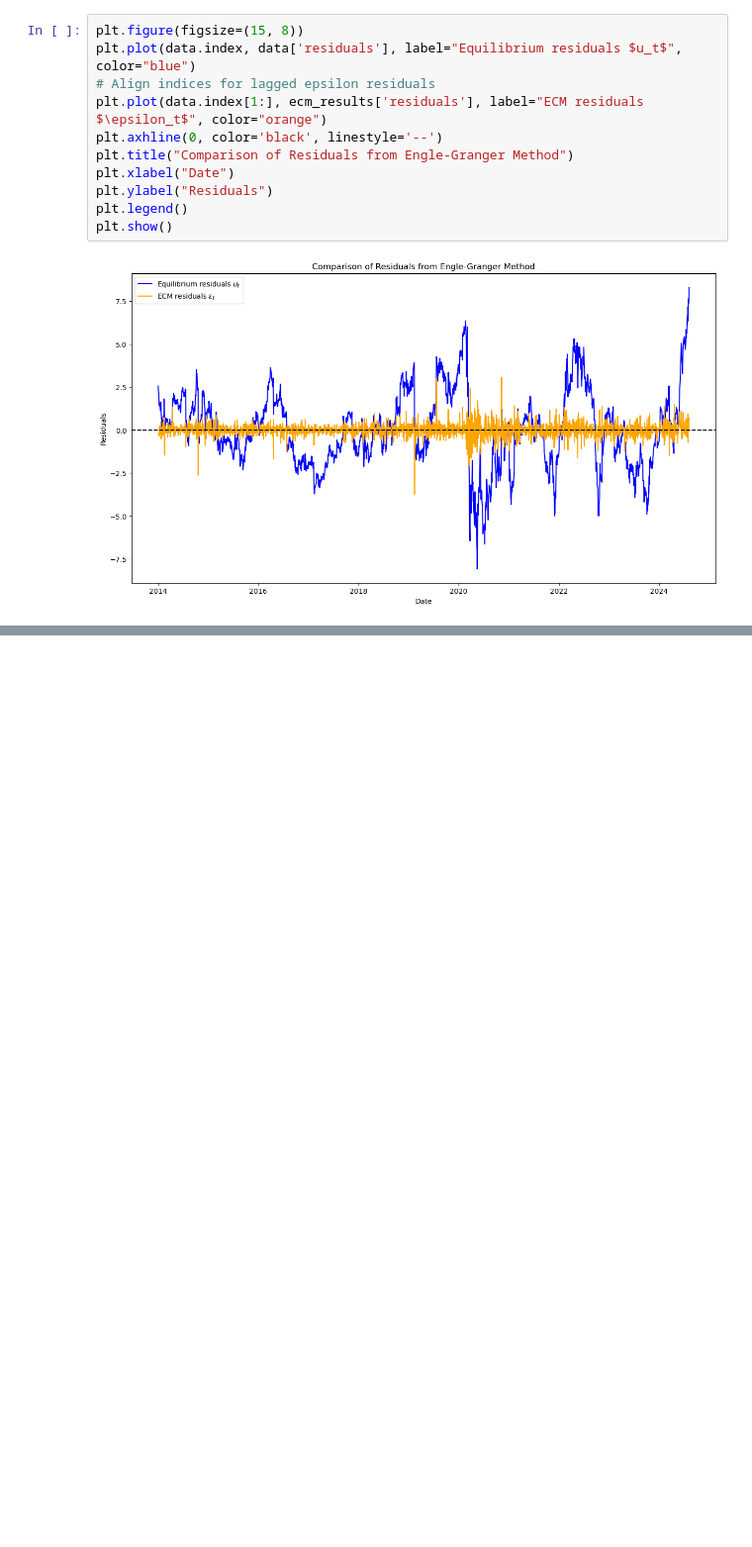
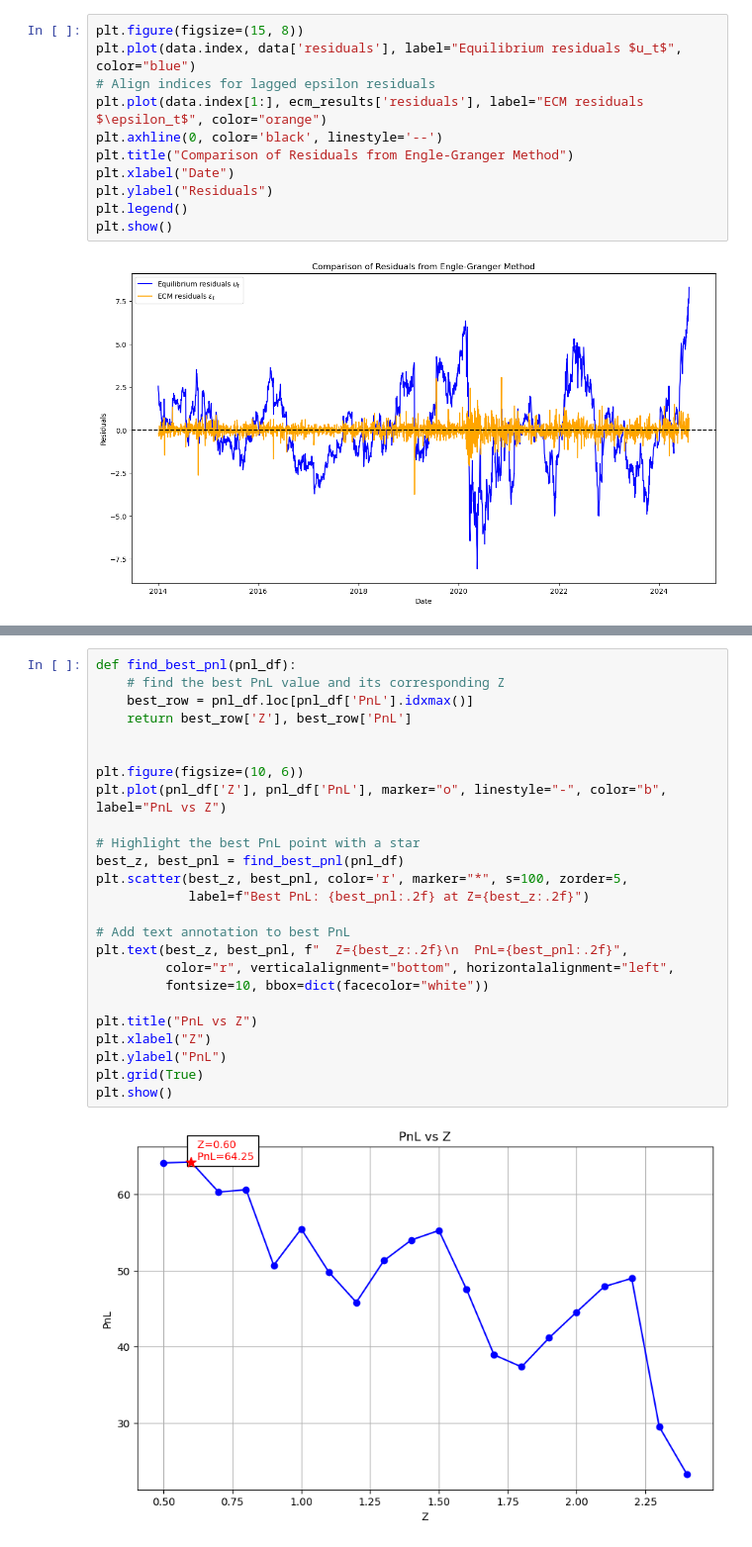
Before and after one commit to heidi123123/cqf, a Jupyter notebook: Exams/Final Project/TS_main_code.ipynb, the cells around one changed output, grey strips where cells are left out. Shown at 99% size. Cells and saved outputs as stored; diff of their text form; blank space fills up the shorter version.

```diff
--- a/Exams/Final Project/TS_main_code.ipynb
+++ b/Exams/Final Project/TS_main_code.ipynb
@@ -297,0 +339,27 @@ plt.show()
+# %%
+def find_best_pnl(pnl_df):
+    # find the best PnL value and its corresponding Z
+    best_row = pnl_df.loc[pnl_df['PnL'].idxmax()]
+    return best_row['Z'], best_row['PnL']
+
+
+plt.figure(figsize=(10, 6))
+plt.plot(pnl_df['Z'], pnl_df['PnL'], marker="o", linestyle="-", color="b", label="PnL vs Z")
+
+# Highlight the best PnL point with a star
+best_z, best_pnl = find_best_pnl(pnl_df)
+plt.scatter(best_z, best_pnl, color='r', marker="*", s=100, zorder=5,
+            label=f"Best PnL: {best_pnl:.2f} at Z={best_z:.2f}")
+
+# Add text annotation to best PnL
+plt.text(best_z, best_pnl, f"  Z={best_z:.2f}\n  PnL={best_pnl:.2f}",
+         color="r", verticalalignment="bottom", horizontalalignment="left",
+         fontsize=10, bbox=dict(facecolor="white"))
+
+plt.title("PnL vs Z")
+plt.xlabel("Z")
+plt.ylabel("PnL")
+plt.grid(True)
+plt.show()
+# %% [output]
+[figure, added]
```
Also changed, not shown: parts of 2 cells of this notebook, 2 other files.
